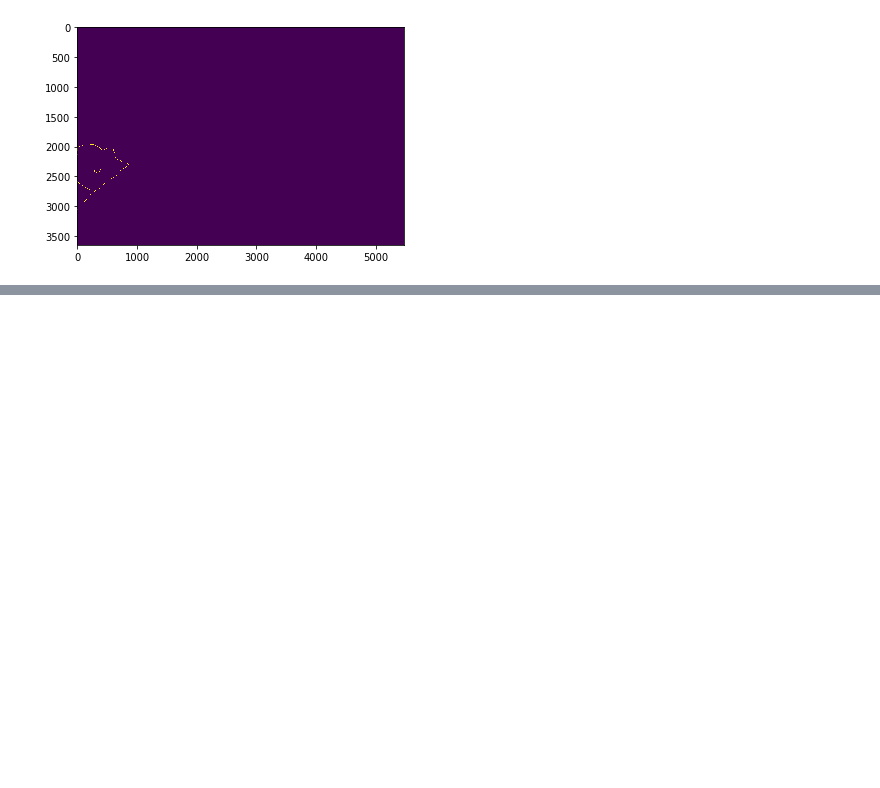
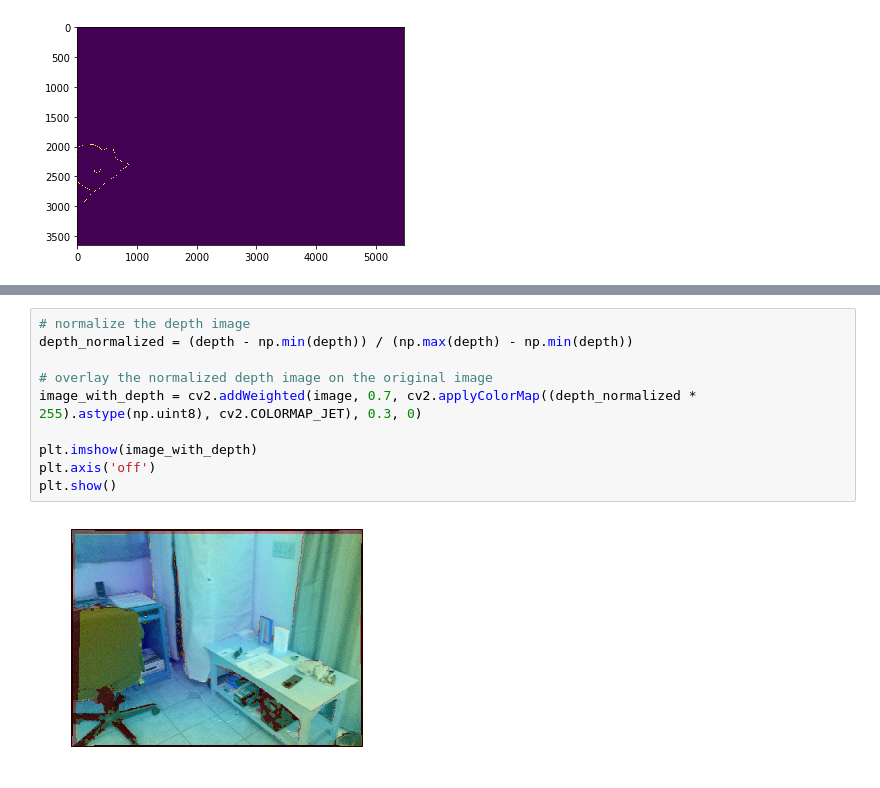
Before and after one commit to ZhiangChen/SegMo3D, a Jupyter notebook: semantic_SfM/ssfm/display_image_segmentation.ipynb, the cells around one changed output, grey strips where cells are left out. Drawn from its saved outputs; the diff is of its cells as text; blank space fills up the shorter version.

```diff
--- a/semantic_SfM/ssfm/display_image_segmentation.ipynb
+++ b/semantic_SfM/ssfm/display_image_segmentation.ipynb
@@ -357,0 +411,12 @@ display_mask_diff(mask1, mask2)
+# %%
+# normalize the depth image
+depth_normalized = (depth - np.min(depth)) / (np.max(depth) - np.min(depth))
+
+# overlay the normalized depth image on the original image
+image_with_depth = cv2.addWeighted(image, 0.7, cv2.applyColorMap((depth_normalized * 255).astype(np.uint8), cv2.COLORMAP_JET), 0.3, 0)
+
+plt.imshow(image_with_depth)
+plt.axis('off')
+plt.show()
+# %% [output]
+[figure, added]
```
Also changed, not shown: parts of 7 cells of this notebook, 14 other files.
